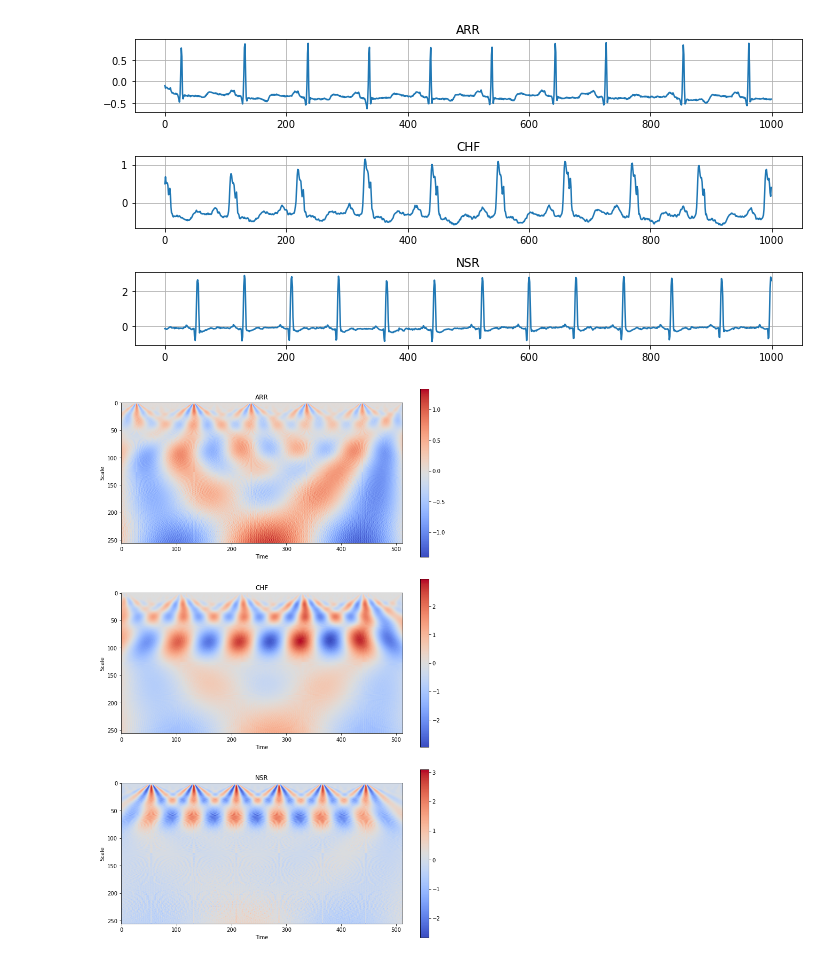
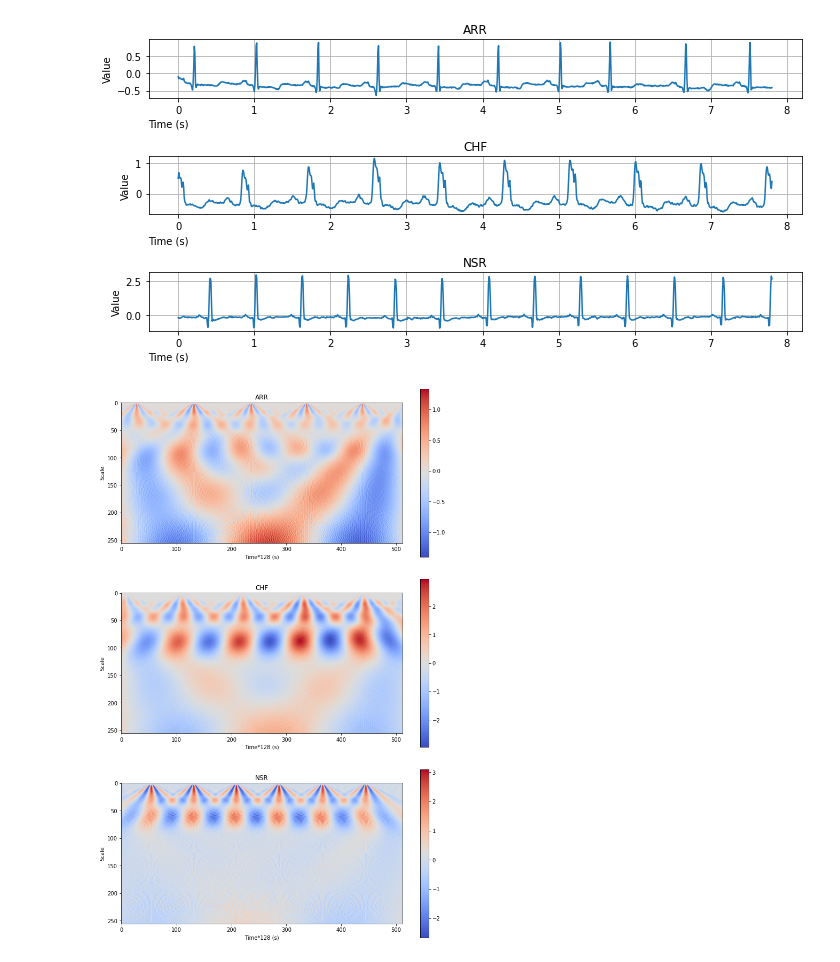
Before and after one commit to actsao/epahClassification, a Jupyter notebook: Sample.ipynb, the cells around one changed output. Saved outputs shown, nothing was run; the diff lists cells and outputs as text; code cells hidden in the pictures.

Commit message:
Update to plots

```diff
--- a/Sample.ipynb
+++ b/Sample.ipynb
@@ -25,26 +39,28 @@ data_dict = {
     'CHF': CHF,
     'NSR': NSR
 }
+
+# Generate time array for ECGs (each tick is 1/128 second)
+time = np.arange(0,len(ARR))/128
 # %%
 # Plot the three ECGs (first 1000 points)
 fig, axes = plt.subplots(len(data_dict), 1, figsize=(10, 5))
 for i, (key, arr) in enumerate(data_dict.items()):
-    axes[i].plot(arr[0:1000])
+    axes[i].plot(time[0:1000], arr[0:1000])
+    axes[i].set_ylabel('Value')
+    axes[i].set_xlabel('Time (s)', loc='left')
     axes[i].set_title(key)
     axes[i].grid()
 
 plt.tight_layout()
 # %% [output]
-[figure, old version]
+[figure, new version]
 # %%
 # Generate and Plot the three ECGs
 num_steps = 256
-delta_t = 1
+delta_t = 1/128
 scales = np.arange(1, num_steps+1)
-wavelet_type = 'morl'
-# coefs, freqs = pywt.cwt(ARR[0:500], scales, wavelet_type, delta_t)
-# plt.matshow(coefs)
-# plt.show()
+wavelet_type = 'morl' # https://pywavelets.readthedocs.io/en/latest/ref/wavelets.html
 
 fig, axes = plt.subplots(3, 1, figsize=(10, 15))
 
@@ -52,10 +68,10 @@ for i, (key, arr) in enumerate(data_dict.items()):
     coefs, freqs = pywt.cwt(arr[0:512], scales, wavelet_type, delta_t)
     im = axes[i].imshow(coefs, cmap='coolwarm')
     plt.colorbar(im, ax=axes[i])
-    axes[i].set_xlabel('Time')
+    axes[i].set_xlabel('Time*128 (s)')
     axes[i].set_ylabel('Scale')
     axes[i].set_title(key)
 
 plt.tight_layout()
 # %% [output]
-[figure, old version]
+[figure, new version]
```
Also changed, not shown: parts of 1 cell of this notebook.
